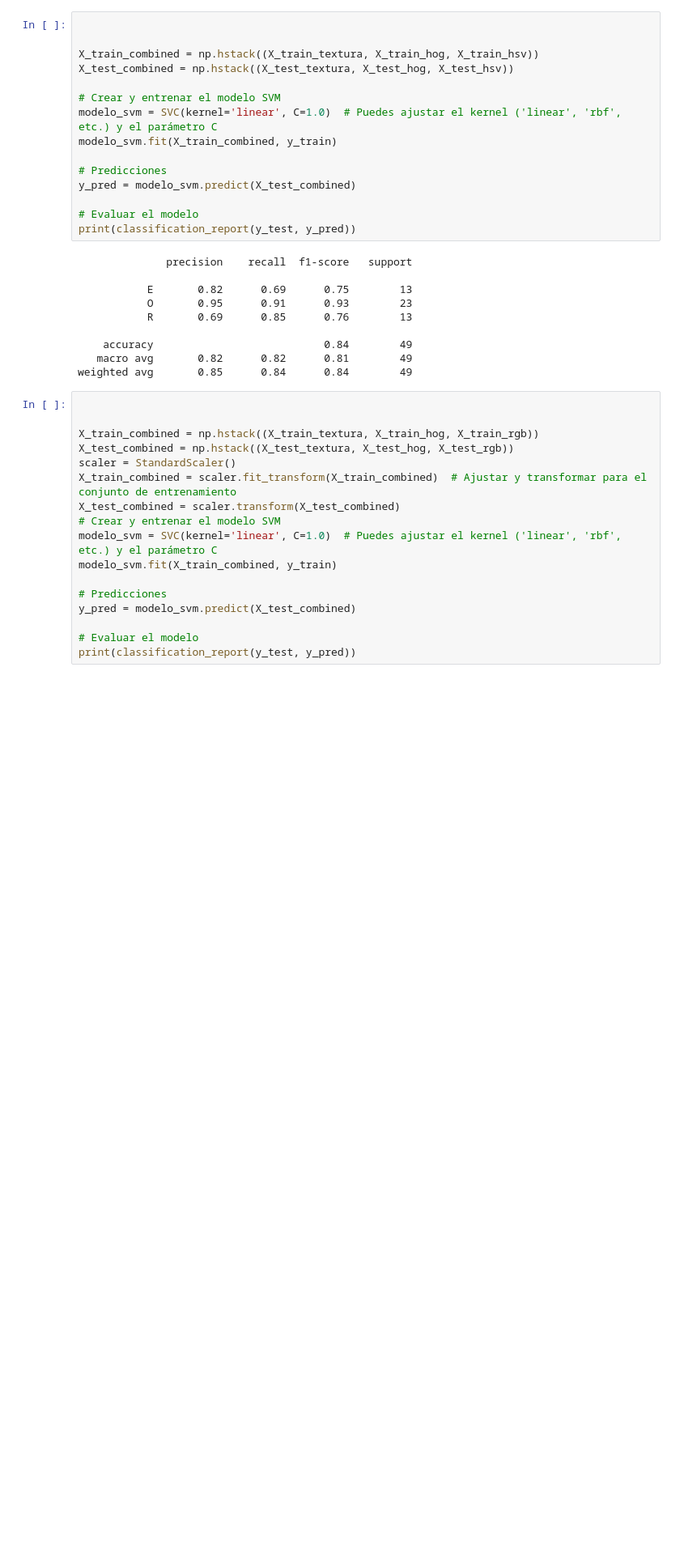
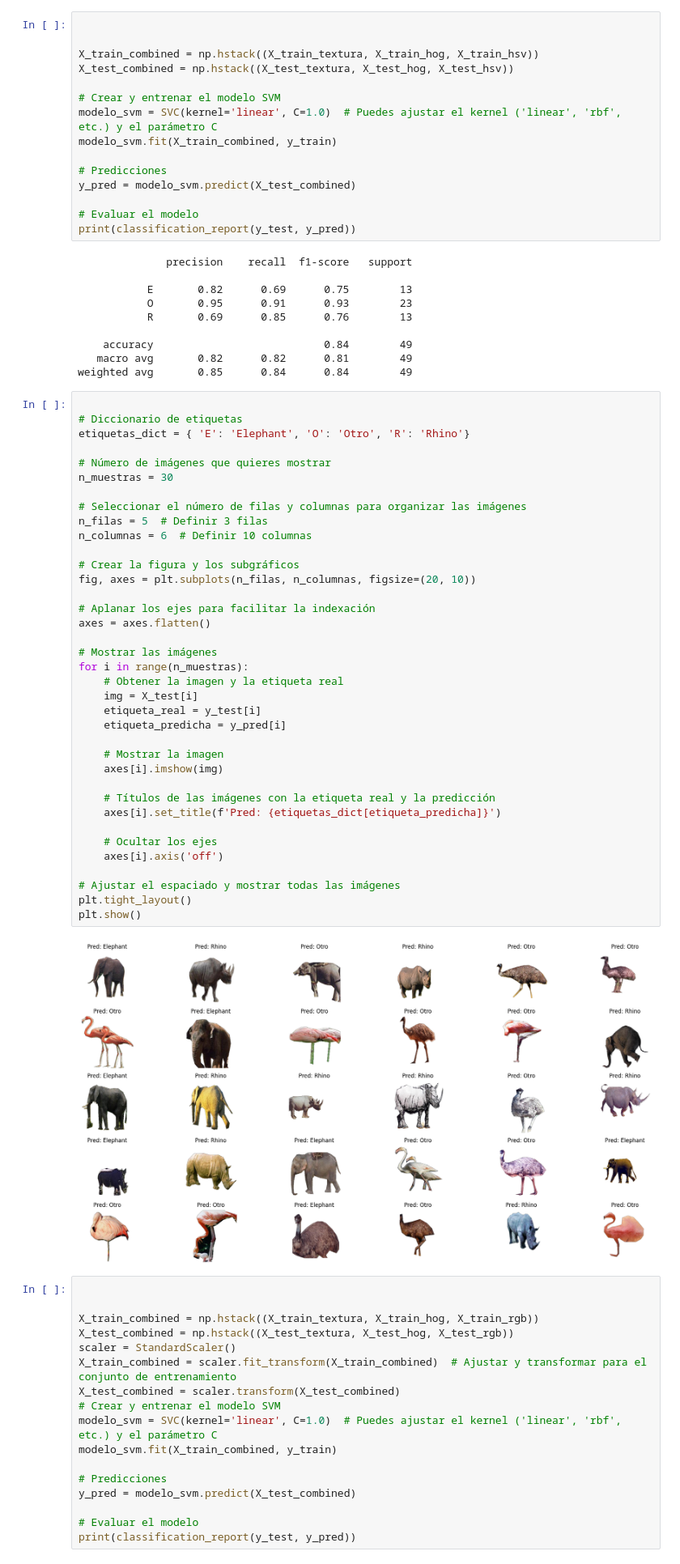
Before and after one commit to PabloCobelo/P3_PVC, a Jupyter notebook: objectsp2.ipynb, the cells around one changed output. Shown at 81% size. Cells and saved outputs as stored; diff of their text form; blank space fills up the shorter version.

```diff
--- a/objectsp2.ipynb
+++ b/objectsp2.ipynb
@@ -695,6 +695,45 @@ print(classification_report(y_test, y_pred))
     accuracy                           0.84        49
    macro avg       0.82      0.82      0.81        49
 weighted avg       0.85      0.84      0.84        49
+# %%
+
+# Diccionario de etiquetas
+etiquetas_dict = { 'E': 'Elephant', 'O': 'Otro', 'R': 'Rhino'}
+
+# Número de imágenes que quieres mostrar
+n_muestras = 30
+
+# Seleccionar el número de filas y columnas para organizar las imágenes
+n_filas = 5  # Definir 3 filas
+n_columnas = 6  # Definir 10 columnas
+
+# Crear la figura y los subgráficos
+fig, axes = plt.subplots(n_filas, n_columnas, figsize=(20, 10))
+
+# Aplanar los ejes para facilitar la indexación
+axes = axes.flatten()
+
+# Mostrar las imágenes
+for i in range(n_muestras):
+    # Obtener la imagen y la etiqueta real
+    img = X_test[i]
+    etiqueta_real = y_test[i]
+    etiqueta_predicha = y_pred[i]
+
+    # Mostrar la imagen
+    axes[i].imshow(img)
+
+    # Títulos de las imágenes con la etiqueta real y la predicción
+    axes[i].set_title(f'Pred: {etiquetas_dict[etiqueta_predicha]}')
+
+    # Ocultar los ejes
+    axes[i].axis('off')
+
+# Ajustar el espaciado y mostrar todas las imágenes
+plt.tight_layout()
+plt.show()
+# %% [output]
+[figure, added]
 # %%
 
 
```
Also changed, not shown: parts of 1 cell of this notebook.
